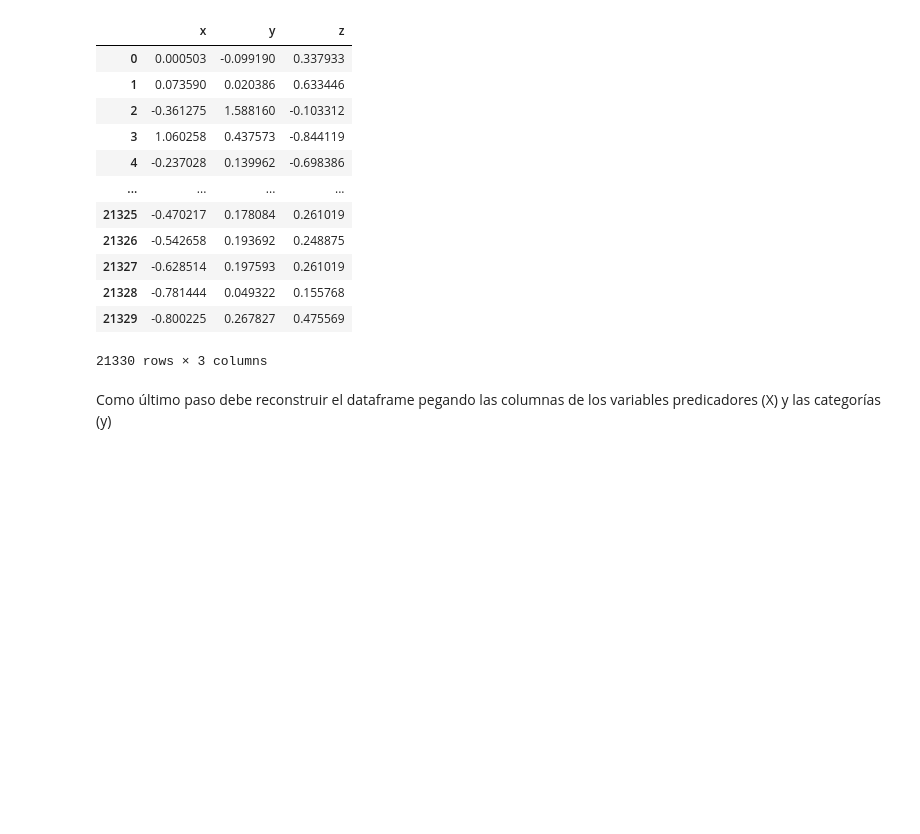
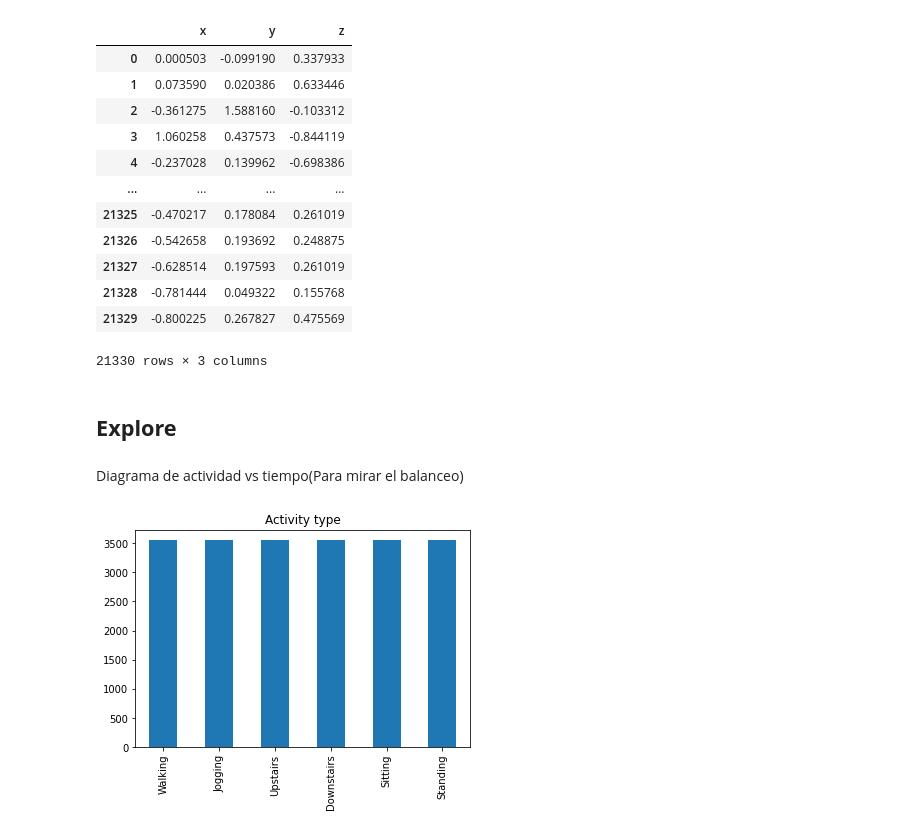
Before and after one commit to AndresWV/AndresWV.github.io, a Jupyter notebook: ProyectoWisdm.ipynb, the cells around one changed output. Drawn from its saved outputs; the diff is of its cells as text; code cells hidden in the pictures; blank space fills up the shorter version.

```diff
--- a/ProyectoWisdm.ipynb
+++ b/ProyectoWisdm.ipynb
@@ -224,5 +221,11 @@ scaled_X
 | 21328 | -0.781444 | 0.049322 | 0.155768 |
 | 21329 | -0.800225 | 0.267827 | 0.475569 |
 21330 rows × 3 columns
-# %% [markdown]
-Como último paso debe reconstruir el dataframe pegando las columnas de los variables predicadores (X) y las categorías (y)
+# %% [markdown]
+## **Explore**
+# %% [markdown]
+Diagrama de actividad vs tiempo(Para mirar el balanceo)
+# %%
+actividadesTiempo = wisdmHarDf4['activity'].value_counts().plot(kind='bar', title='Activity type')
+# %% [output]
+[figure, added]
```
Also changed, not shown: parts of 11 cells of this notebook.
